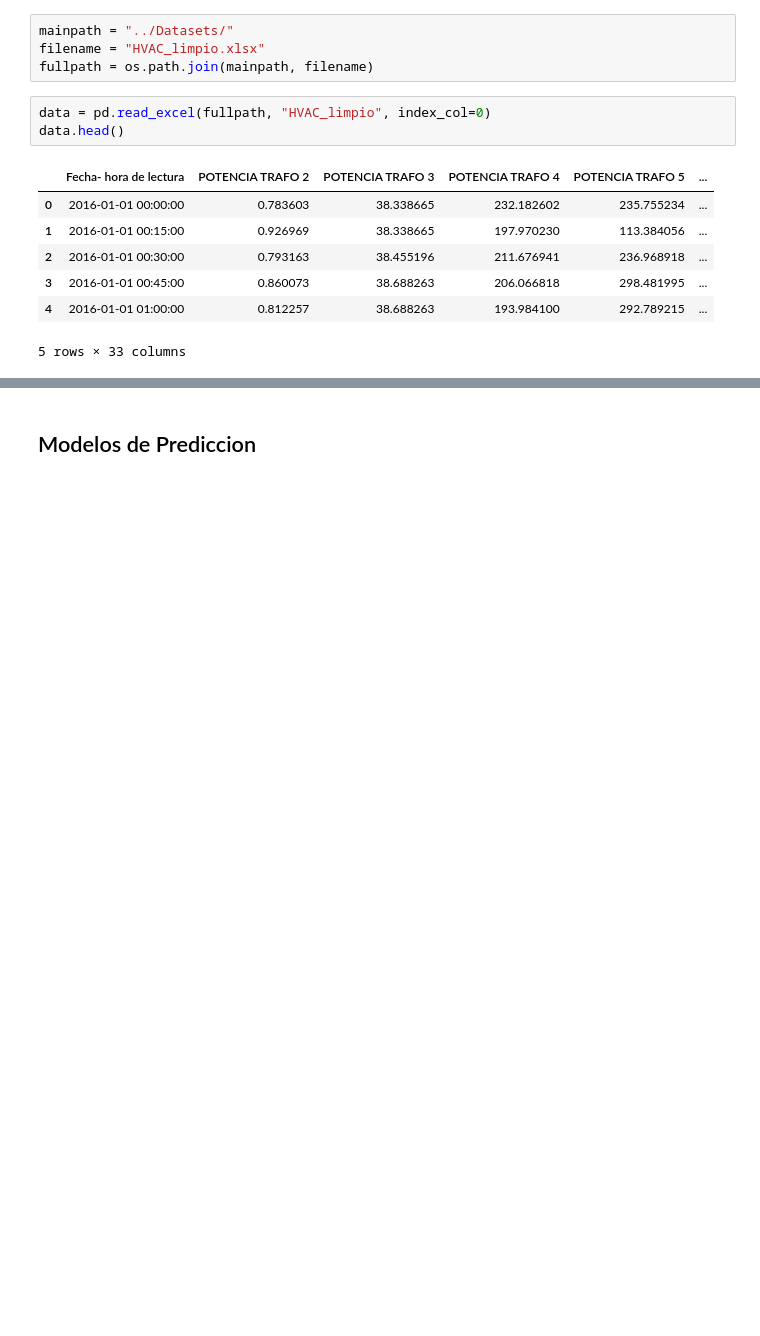
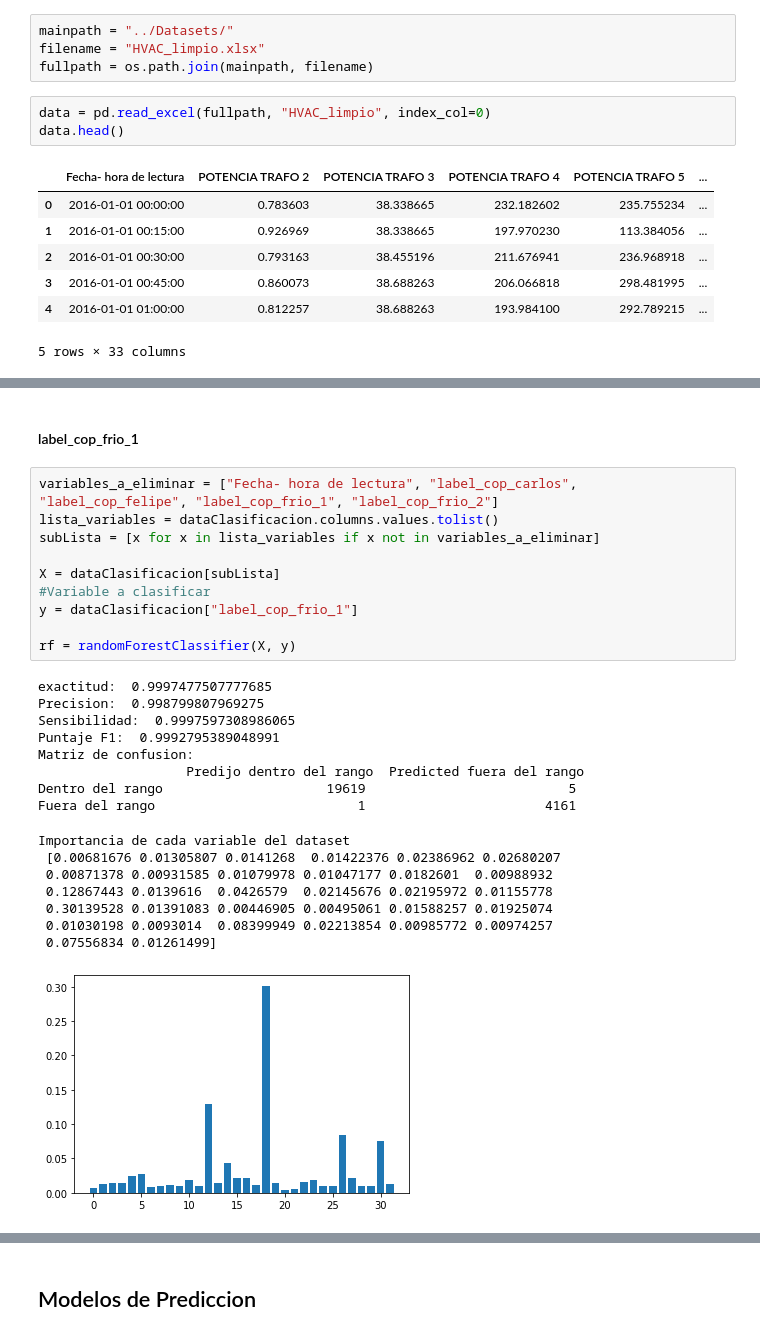
Before and after one commit to douglasag17/ML-SmartBuildings, a Jupyter notebook: AprendizajeSupervisado/aprendizajeSupervisado.ipynb, the cells around one changed output, grey strips where cells are left out. Saved outputs shown, nothing was run; the diff lists cells and outputs as text; blank space fills up the shorter version.

```diff
--- a/AprendizajeSupervisado/aprendizajeSupervisado.ipynb
+++ b/AprendizajeSupervisado/aprendizajeSupervisado.ipynb
@@ -23,0 +232,29 @@ data.head()
+# %% [markdown]
+#### label_cop_frio_1
+# %%
+variables_a_eliminar = ["Fecha- hora de lectura", "label_cop_carlos", "label_cop_felipe", "label_cop_frio_1", "label_cop_frio_2"]
+lista_variables = dataClasificacion.columns.values.tolist()
+subLista = [x for x in lista_variables if x not in variables_a_eliminar]
+
+X = dataClasificacion[subLista]
+#Variable a clasificar
+y = dataClasificacion["label_cop_frio_1"]
+
+rf = randomForestClassifier(X, y)
+# %% [output]
+exactitud:  0.9997477507777685
+Precision:  0.998799807969275
+Sensibilidad:  0.9997597308986065
+Puntaje F1:  0.9992795389048991
+Matriz de confusion:
+                   Predijo dentro del rango  Predicted fuera del rango
+Dentro del rango                     19619                          5
+Fuera del rango                          1                       4161
+Importancia de cada variable del dataset
+ [0.00681676 0.01305807 0.0141268  0.01422376 0.02386962 0.02680207
+ 0.00871378 0.00931585 0.01079978 0.01047177 0.0182601  0.00988932
+ 0.12867443 0.0139616  0.0426579  0.02145676 0.02195972 0.01155778
+ 0.30139528 0.01391083 0.00446905 0.00495061 0.01588257 0.01925074
+ 0.01030198 0.0093014  0.08399949 0.02213854 0.00985772 0.00974257
+ 0.07556834 0.01261499]
+[figure, added]
```
Also changed, not shown: parts of 44 cells of this notebook, 1 other file.
